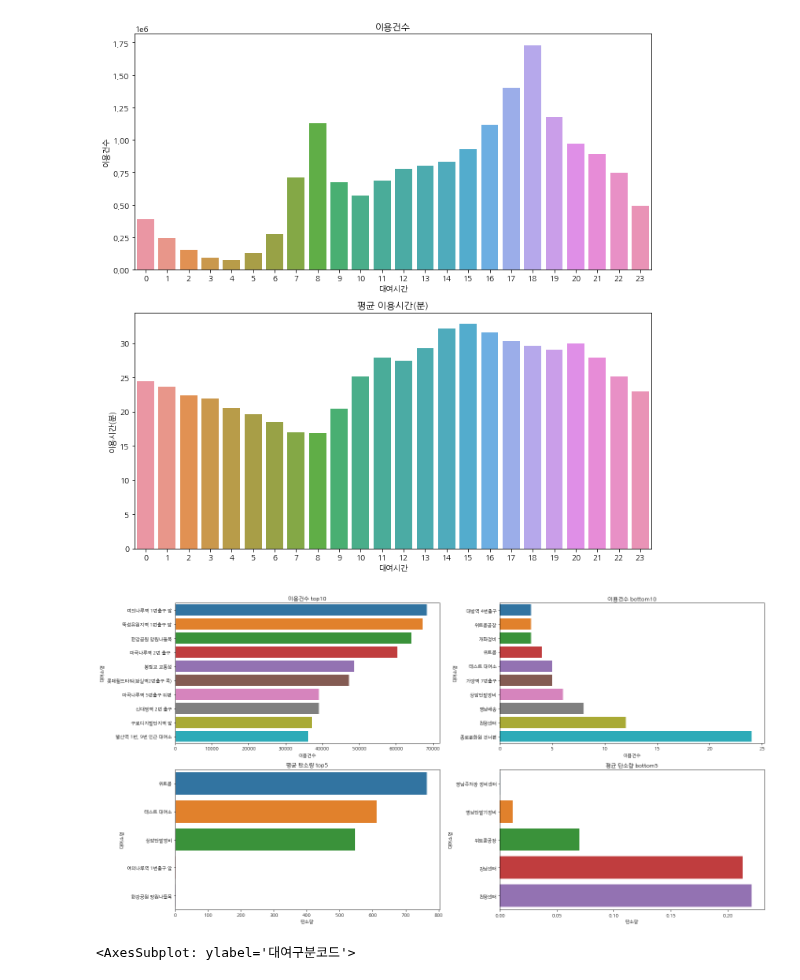
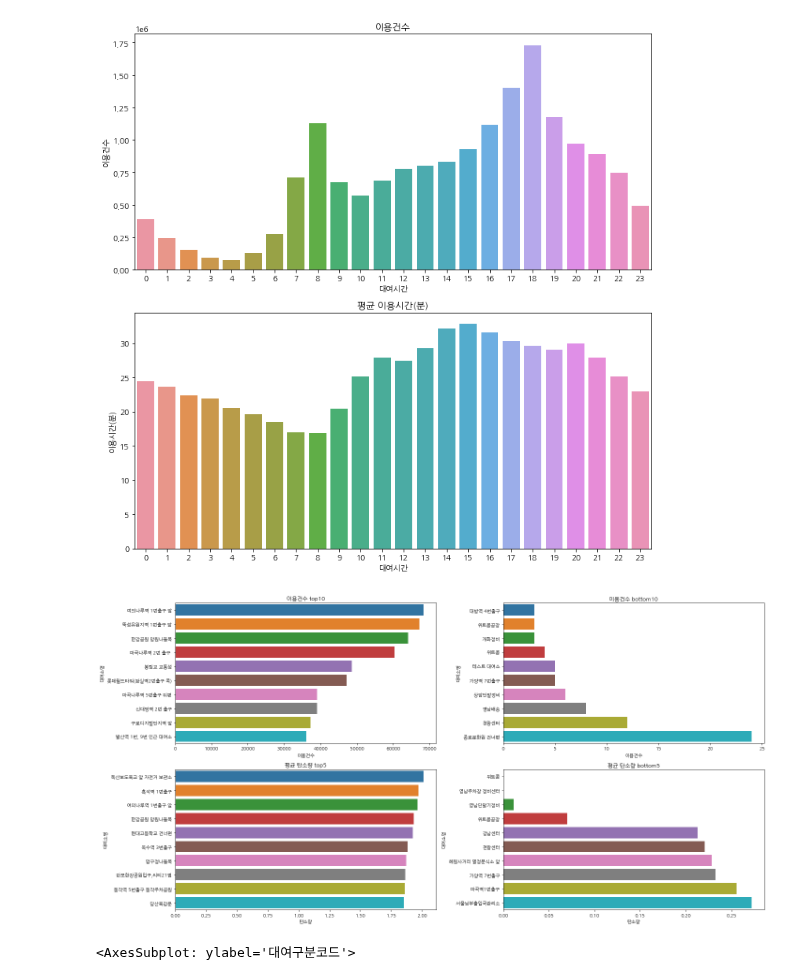
Before and after one commit to jsh0551/data_analysis_practice, a Jupyter notebook: 서울 열린데이터 광장/서울시 공공자전거 이용정보(시간대별).ipynb, the cells around one changed output. Cells and saved outputs as stored; diff of their text form; code cells hidden in the pictures.

```diff
--- a/서울 열린데이터 광장/서울시 공공자전거 이용정보(시간대별).ipynb
+++ b/서울 열린데이터 광장/서울시 공공자전거 이용정보(시간대별).ipynb
@@ -162,3 +174,11 @@ df['운동량'] = df['운동량'].apply(del_outlier)
+# %%
+def del_outlier2(x):
+  if x>10:
+    return 0
+  else:
+    return x
+
+df['탄소량'] = df['탄소량'].apply(del_outlier2)
 # %%
 weekday = ['월','화','수','목','금','토','일']
 
@@ -379,16 +399,16 @@ plt.tight_layout()
 # %%
 fig,axes = plt.subplots(2,2,figsize=(20,10))
 
 sub_df1 = pd.DataFrame(df.groupby(by=['대여소명'],as_index=False)['이용건수'].sum())
 sub_df2 = pd.DataFrame(df.groupby(by=['대여소명'],as_index=False)['탄소량'].mean())
 
 sns.barplot(data = sub_df1.sort_values('이용건수', ascending=False).head(10), x='이용건수',y='대여소명', ax=axes[0][0]).set(title='이용건수 top10')
 sns.barplot(data = sub_df1.sort_values('이용건수', ascending=True).head(10), x='이용건수',y='대여소명', ax=axes[0][1]).set(title='이용건수 bottom10')
-sns.barplot(data = sub_df2.sort_values('탄소량', ascending=False).head(5), x='탄소량',y='대여소명',ax=axes[1][0]).set(title='평균 탄소량 top5')
-sns.barplot(data = sub_df2.sort_values('탄소량', ascending=True).head(5), x='탄소량',y='대여소명',ax=axes[1][1]).set(title='평균 탄소량 bottom5')
+sns.barplot(data = sub_df2.sort_values('탄소량', ascending=False).head(10), x='탄소량',y='대여소명',ax=axes[1][0]).set(title='평균 탄소량 top5')
+sns.barplot(data = sub_df2.sort_values('탄소량', ascending=True).head(10), x='탄소량',y='대여소명',ax=axes[1][1]).set(title='평균 탄소량 bottom5')
 plt.tight_layout()
 # %% [output]
-[figure, old version]
+[figure, new version]
 # %%
 plt.figure(figsize=(7,7))
 df['대여구분코드'].value_counts().plot.pie(autopct='%1.0f%%', shadow=True)
```
Also changed, not shown: parts of 4 cells of this notebook.
